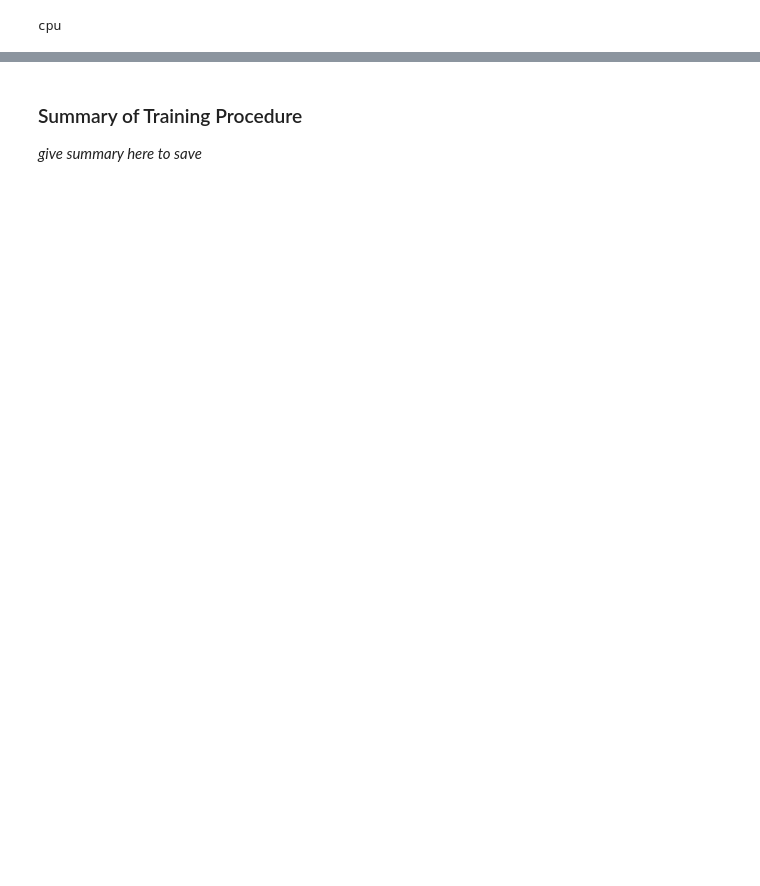
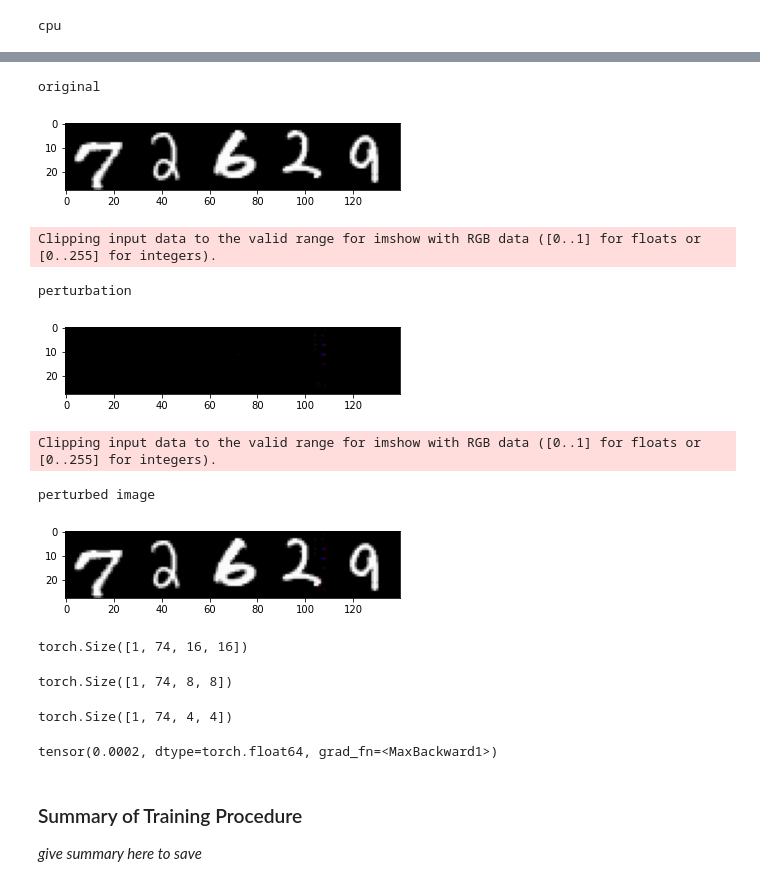
Before and after one commit to d-guo/e6998-5_final_project, a Jupyter notebook: training.ipynb, the cells around one changed output, grey strips where cells are left out. Cells and saved outputs as stored; diff of their text form; code cells hidden in the pictures; blank space fills up the shorter version.

Commit message:
training pipeline works with batch_size=1

```diff
--- a/training.ipynb
+++ b/training.ipynb
@@ -33,7 +33,7 @@ hp_dict = {
 
     'image_size': (28, 28 * 5),
 
-    'batch_size': 32,
+    'batch_size': 1,
     'num_epochs': 1000000,
 
     'learning_rate_discr': 0.0001,
@@ -42,7 +42,7 @@ hp_dict = {
     'gen_iters': 4,
 
     'alpha': 1.0,
-    'beta': 5.0,
+    'beta': 1.0,
     'threshold': 0.5,
 }
 
@@ -109,3 +111,20 @@ with open(f'GANs_training/{run_name}/discriminator_architecture_summary.txt', 'w
 
 with open(f'GANs_training/{run_name}/generator_architecture_summary.txt', 'w+') as f:
     f.write(str(gen_model))
+# %%
+from ultralytics import YOLO
+from ultralytics.yolo.v8.detect.train import DetectionTrainer
+from ultralytics.yolo.data.dataloaders.v5loader import create_dataloader
+from ultralytics.yolo.v8.detect.train import Loss
+import cv2
+import torch
+import matplotlib.pyplot as plt
+import resize_right
+import numpy as np
+
+# load detection trainer using the weights best.pt
+# best.pt is the custom model trained on YOLO_data_je
+trainer = DetectionTrainer('args_digits_data_ver1.yaml')
+trainer.setup_model()
+trainer.model.double()
+trainer.set_model_attributes()
@@ -212,16 +269,30 @@ torch.save(gen_model.state_dict(), f'GANs_training/{run_name}/generator_state_di
 # %%
 gen_model.eval()
 with torch.no_grad():
     x = dataset.image_list[0].unsqueeze(0)
-    perturb = gen_model(x)
-    x_perturbed = x + perturb
+    tensor_img = x.repeat(1, 3, 1, 1)
+    perturb = gen_model(tensor_img)
+    x_perturbed = tensor_img + perturb
+
+tensor_img = tensor_img.squeeze(0).permute(1, 2, 0)
+perturb = perturb.squeeze(0).permute(1, 2, 0)
+x_perturbed = x_perturbed.squeeze(0).permute(1, 2, 0)
 
 print('original')
-plt.imshow(x[0][0])
+plt.imshow(tensor_img)
 plt.show()
 print('perturbation')
-plt.imshow(perturb[0][0])
+plt.imshow(perturb)
 plt.show()
 print('perturbed image')
-plt.imshow(x_perturbed[0][0])
+plt.imshow(x_perturbed)
 plt.show()
+# %% [output]
+original
+[figure, added]
+Clipping input data to the valid range for imshow with RGB data ([0..1] for floats or [0..255] for integers).
+perturbation
+[figure, added]
+Clipping input data to the valid range for imshow with RGB data ([0..1] for floats or [0..255] for integers).
+perturbed image
+[figure, added]
@@ -228,3 +308,19 @@ plt.show()
+# %%
+yolo_out[0].shape
+# %% [output]
+torch.Size([1, 74, 16, 16])
+# %%
+yolo_out[1].shape
+# %% [output]
+torch.Size([1, 74, 8, 8])
+# %%
+yolo_out[2].shape
+# %% [output]
+torch.Size([1, 74, 4, 4])
+# %%
+(yolo_out[0] - yolo_out2[0]).max()
+# %% [output]
+tensor(0.0002, dtype=torch.float64, grad_fn=<MaxBackward1>)
 # %% [markdown]
 ### Summary of Training Procedure
 
```
Also changed, not shown: parts of 10 cells of this notebook, 19 other files.
